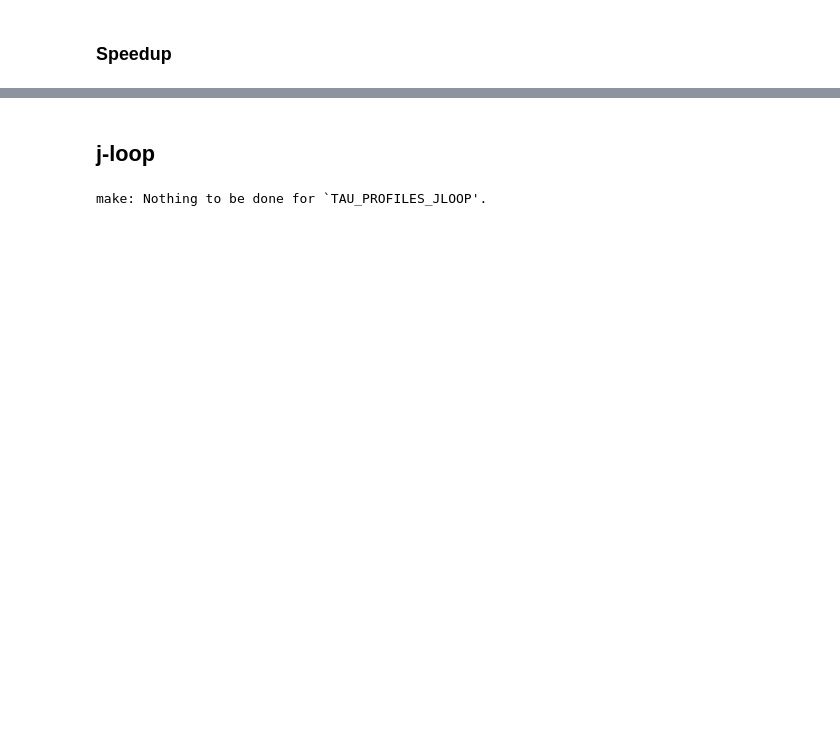
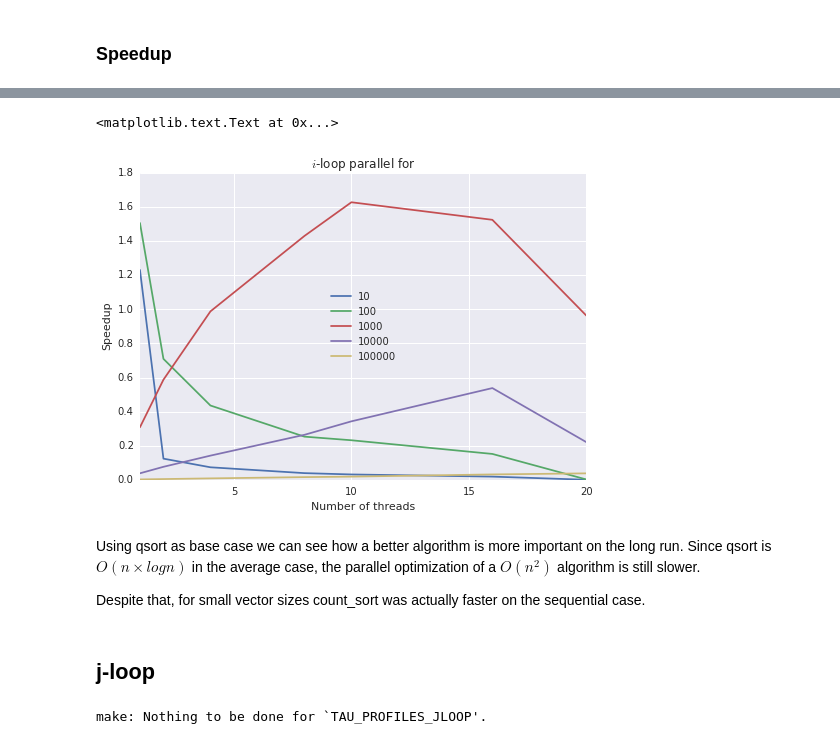
Before and after one commit to luizirber/cse891-parallel-computing, a Jupyter notebook: homeworks/homework3/notebooks/Homework 3.ipynb, the cells around one changed output, grey strips where cells are left out. Cells and saved outputs as stored; diff of their text form; code cells hidden in the pictures; blank space fills up the shorter version.

```diff
--- a/homeworks/homework3/notebooks/Homework 3.ipynb
+++ b/homeworks/homework3/notebooks/Homework 3.ipynb
@@ -160,0 +179,3 @@ plt.title("$i$-loop parallel for")
+# %%
+speedup_iloop_qsort = pn_qsort.ix[:,1,'qsort_lib','Inclusive usec/call'] / pn_iloop.ix[:,:,'count_sort','Inclusive usec/call']
+speedup_iloop_qsort
@@ -161,3 +191,19 @@ plt.title("$i$-loop parallel for")
+# %%
+speedup_iloop_qsort.plot()
+plt.legend(loc='best')
+plt.xlabel('Number of threads')
+plt.ylabel('Speedup')
+plt.title("$i$-loop parallel for")
+# %% [output]
+<matplotlib.text.Text at 0x...>
+[figure, added]
+# %% [markdown]
+Using qsort as base case we can see how a better algorithm is more important on the long run.
+Since qsort is $O(n\times log n)$ in the average case,
+the parallel optimization of a $O(n^2)$ algorithm is still slower.
+
+Despite that,
+for small vector sizes count_sort was actually faster on the sequential case.
 # %% [markdown]
 ## j-loop
 # %%
```
Also changed, not shown: parts of 37 cells of this notebook, 5 other files.
